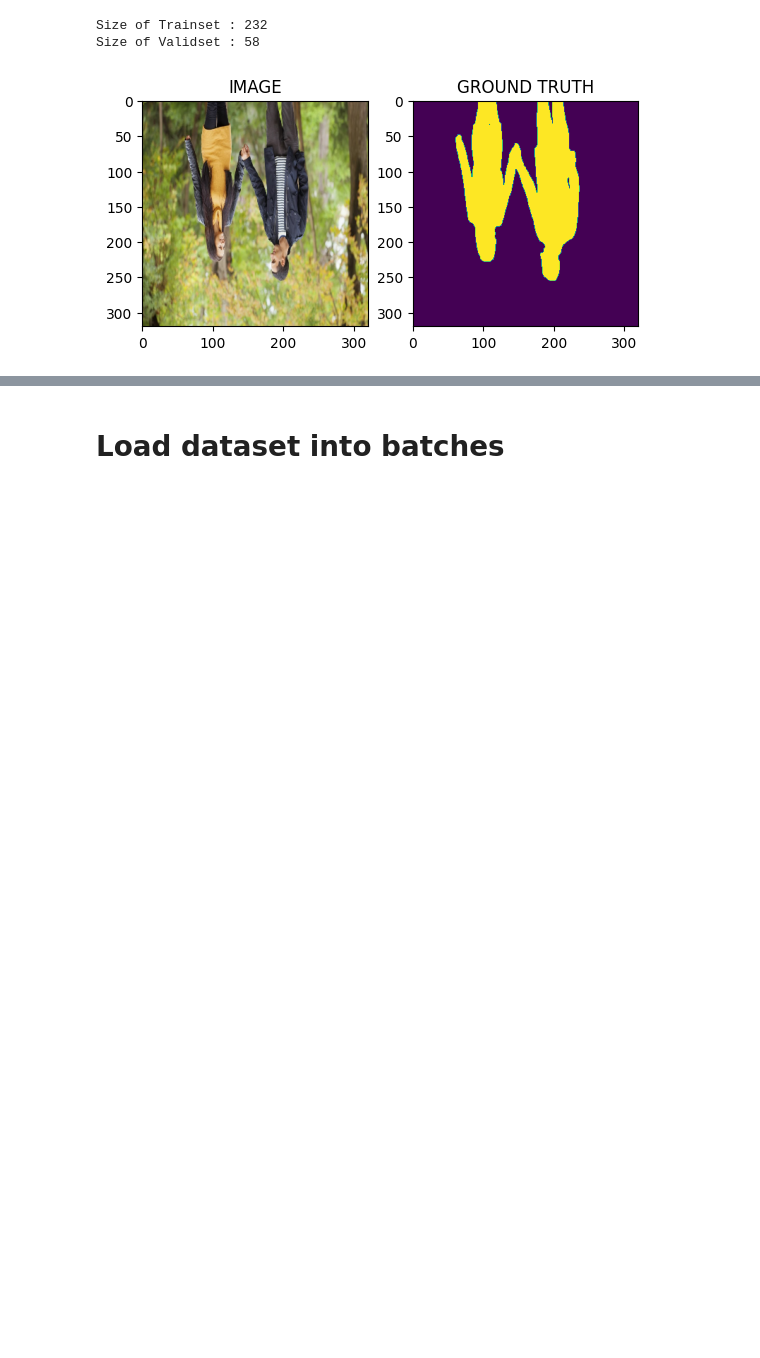
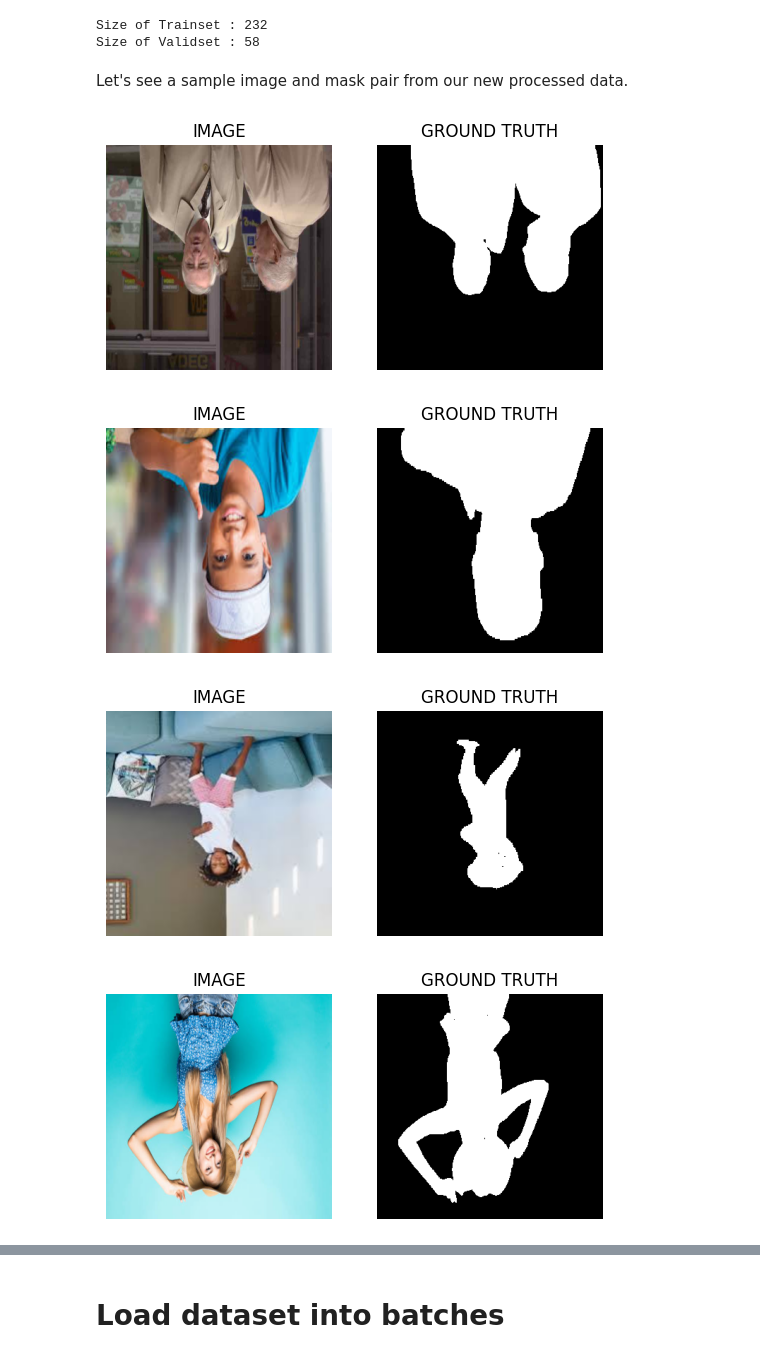
Before and after one commit to nikhil-1e9/Image-segmentation, a Jupyter notebook: PyTorch_ImageSegmentation.ipynb, the cells around one changed output, grey strips where cells are left out. Cells and saved outputs as stored; diff of their text form; code cells hidden in the pictures; blank space fills up the shorter version.

```diff
--- a/PyTorch_ImageSegmentation.ipynb
+++ b/PyTorch_ImageSegmentation.ipynb
@@ -63,17 +75,18 @@ import helper
 # %%
 # Define path variables
-TRAIN_DATA_PATH = '/content/Human-Segmentation-Dataset-master/train.csv'
-DATA_DIR = '/content'
+TRAIN_DATA_PATH = '/kaggle/working/Human-Segmentation-Dataset-master/train.csv'
+DATA_DIR = '/kaggle/working'
 
-DEVICE = 'cuda'
+# Select the device to train on
+DEVICE = torch.device("cuda:0" if torch.cuda.is_available() else "cpu")
 
 # Define hyperparameters
-EPOCHS = 20
-LR = 0.001
-IMG_SIZE = 320
-BATCH_SIZE = 32
+EPOCHS = 10        # number of epochs
+LR = 0.001         # Learning rate
+IMG_SIZE = 320     # Size of image
+BATCH_SIZE = 32    # Batch size
 
-# Define pretrained model and weights
+# Define pretrained encoder model and weights
 ENCODER = 'timm-efficientnet-b0'
 WEIGHTS = 'imagenet'
 # %% [markdown]
@@ -201,15 +231,27 @@ print(f"Size of Validset : {len(val_data)}")
 # %% [output]
 Size of Trainset : 232
 Size of Validset : 58
+# %% [markdown]
+Let's see a sample image and mask pair from our new processed data.
 # %%
-idx = 6
-image, mask = train_data[idx]
-plt.subplot(1,2,1)
-plt.imshow(np.transpose(image, (1,2,0)))
-plt.title("IMAGE");
-plt.subplot(1,2,2)
-plt.imshow(np.transpose(mask, (1,2,0)))
-plt.title("GROUND TRUTH");
-# helper.show_image(image, mask)
+def processed_image(idx):
+    image, mask = train_data[idx]
+
+    plt.subplot(1,2,1)
+    plt.imshow(np.transpose(image, (1,2,0)))
+    plt.axis('off')
+    plt.title("IMAGE");
+
+    plt.subplot(1,2,2)
+    plt.imshow(np.transpose(mask, (1,2,0)), cmap='gray')
+    plt.axis('off')
+    plt.title("GROUND TRUTH");
+    plt.show()
-# %% [output]
-[figure, removed]
+# %%
+for i in np.random.randint(0, len(train_data), 5):
+    processed_image(i)
+# %% [output]
+[figure, added]
+[figure, added]
+[figure, added]
+[figure, added]
```
Also changed, not shown: parts of 54 cells of this notebook.
